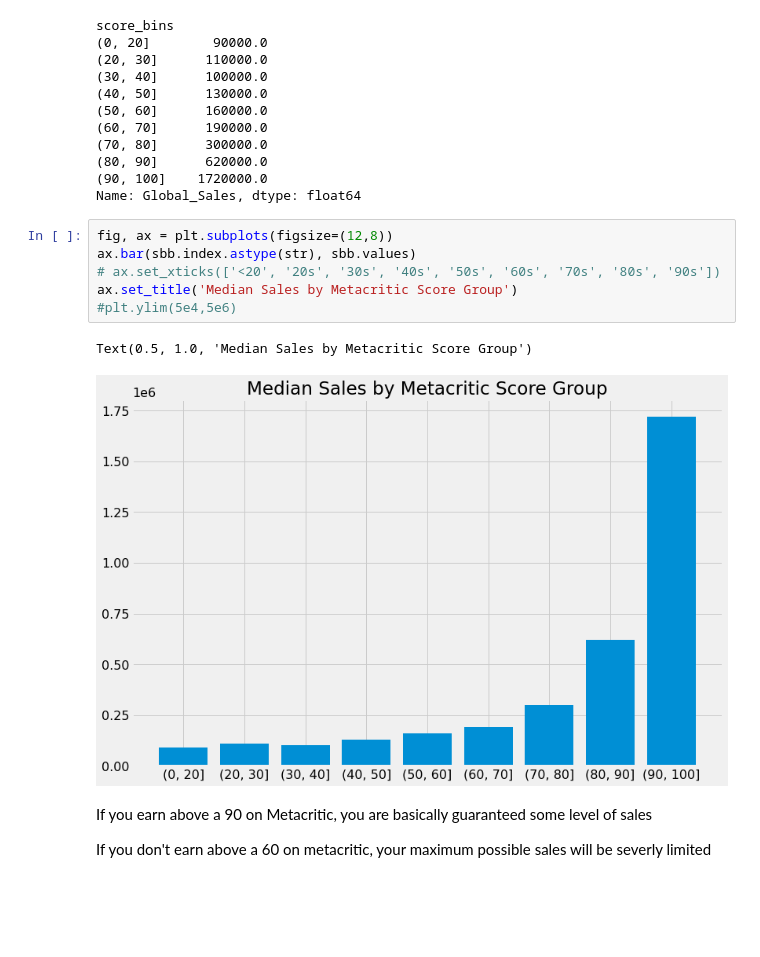
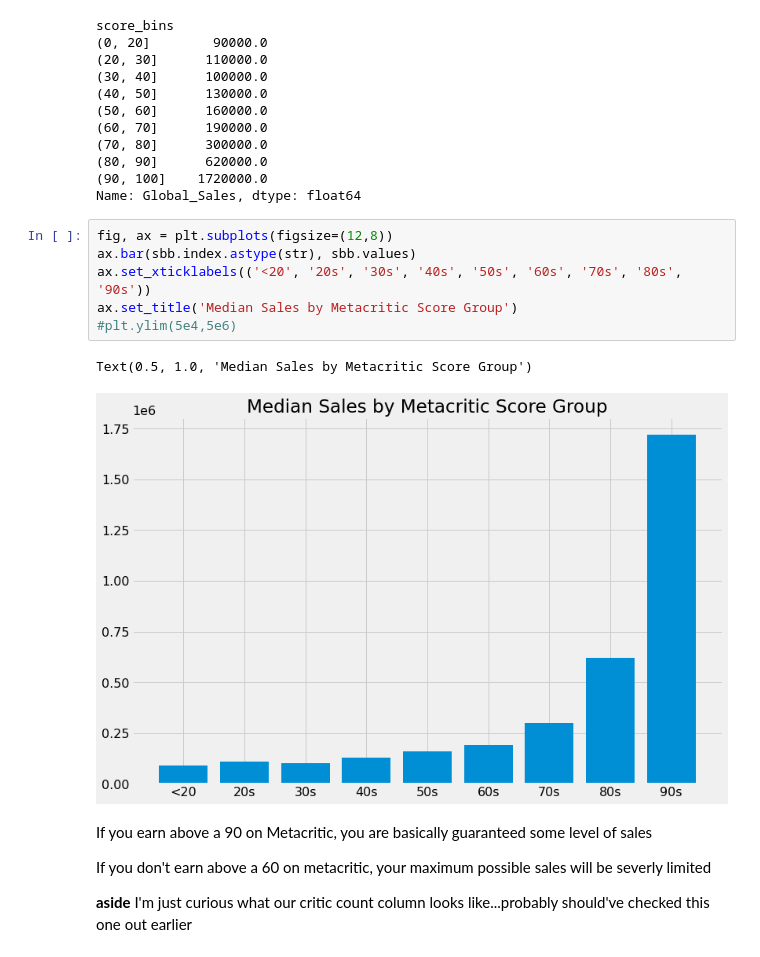
Before and after one commit to Jprebys/video_game_machine_learning, a Jupyter notebook: notebooks/04_visualization.ipynb, the cells around one changed output. Cells and saved outputs as stored; diff of their text form; blank space fills up the shorter version.

```diff
--- a/notebooks/04_visualization.ipynb
+++ b/notebooks/04_visualization.ipynb
@@ -127,13 +130,15 @@ Name: Global_Sales, dtype: float64
 # %%
 fig, ax = plt.subplots(figsize=(12,8))
 ax.bar(sbb.index.astype(str), sbb.values)
-# ax.set_xticks(['<20', '20s', '30s', '40s', '50s', '60s', '70s', '80s', '90s'])
+ax.set_xticklabels(('<20', '20s', '30s', '40s', '50s', '60s', '70s', '80s', '90s'))
 ax.set_title('Median Sales by Metacritic Score Group')
 #plt.ylim(5e4,5e6)
 # %% [output]
 Text(0.5, 1.0, 'Median Sales by Metacritic Score Group')
-[figure, old version]
+[figure, new version]
 # %% [markdown]
 If you earn above a 90 on Metacritic, you are basically guaranteed some level of sales
 
 If you don't earn above a 60 on metacritic, your maximum possible sales will be severly limited
+
+**aside** I'm just curious what our critic count column looks like...probably should've checked this one out earlier
```
Also changed, not shown: parts of 11 cells of this notebook, 1 other file.
